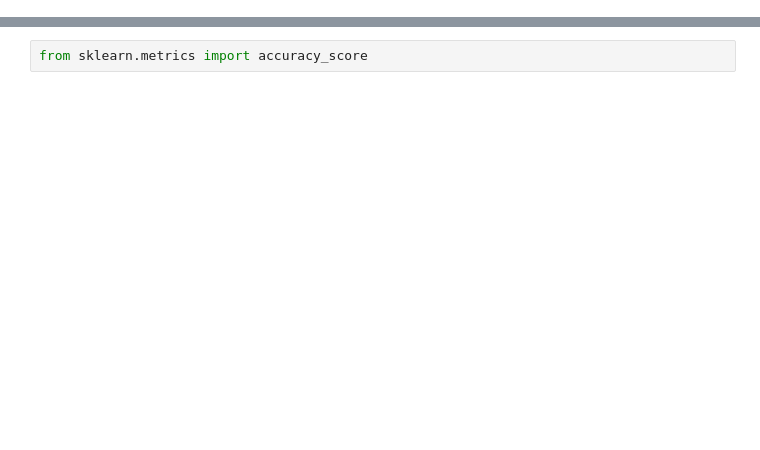
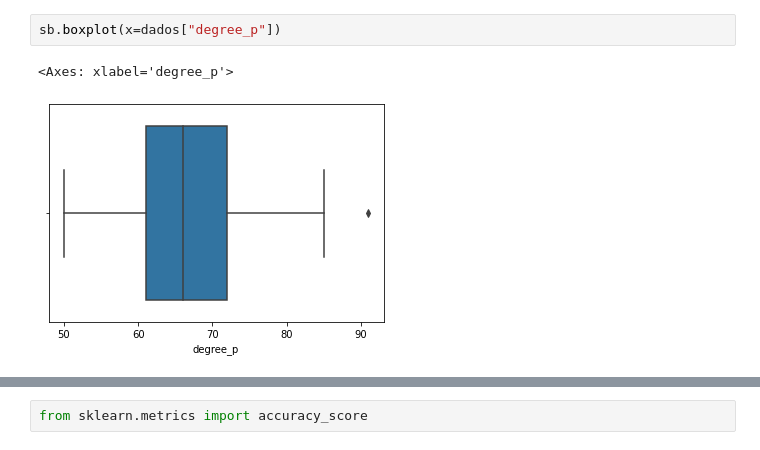
Before and after one commit to tiagomartins03/MachineLearning, a Jupyter notebook: Supervisioned/Classification/SVM/Proj_Recrutment/main.ipynb, the cells around one changed output, grey strips where cells are left out. Cells and saved outputs as stored; diff of their text form; blank space fills up the shorter version.

```diff
--- a/Supervisioned/Classification/SVM/Proj_Recrutment/main.ipynb
+++ b/Supervisioned/Classification/SVM/Proj_Recrutment/main.ipynb
@@ -80,0 +150,5 @@ y_predict_svm = svm.predict(x_test_escalonado)
+# %%
+sb.boxplot(x=dados["degree_p"])
+# %% [output]
+<Axes: xlabel='degree_p'>
+[figure, added]
```
Also changed, not shown: parts of 96 cells of this notebook.
